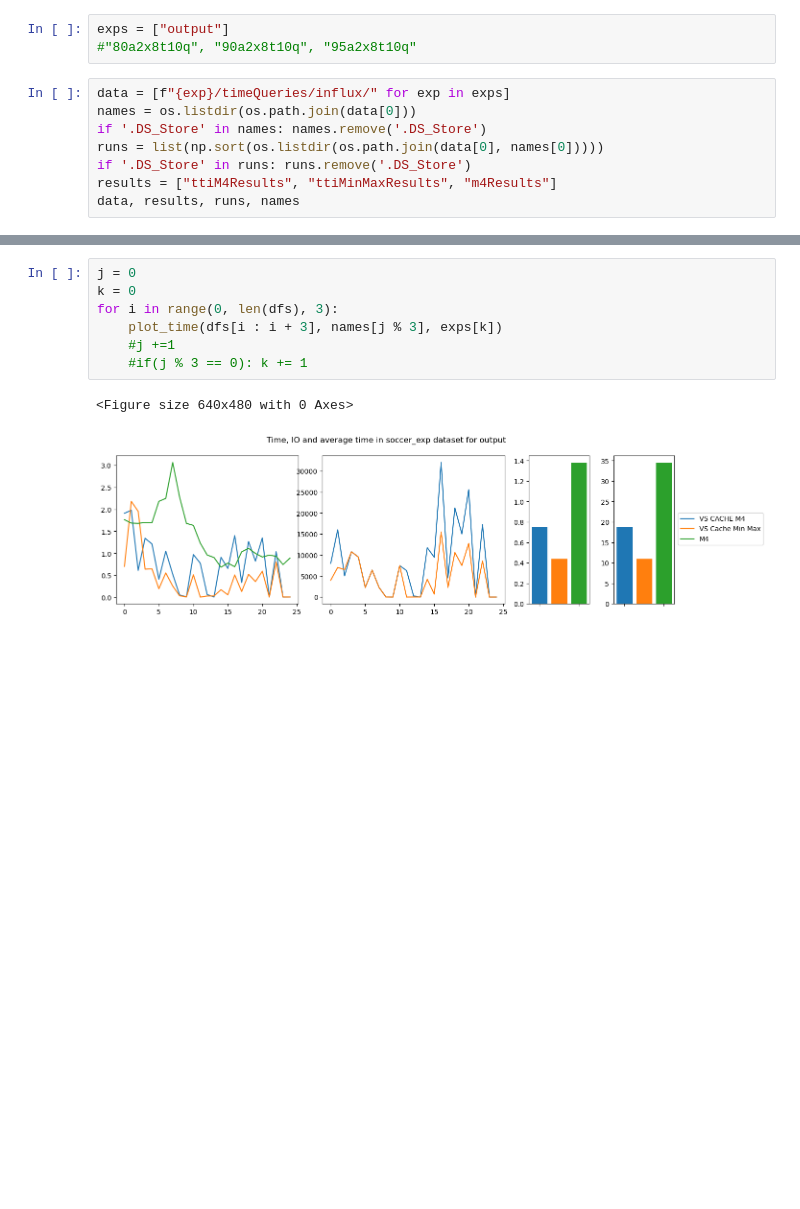
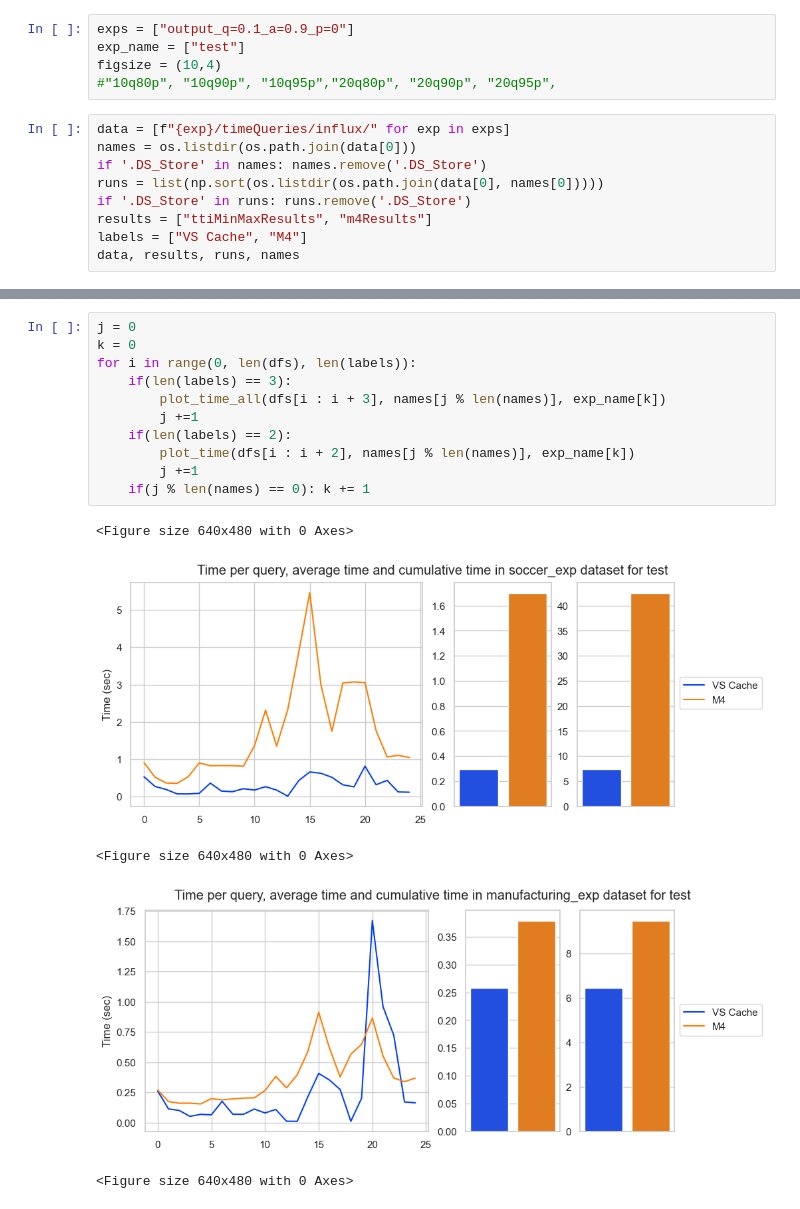
Before and after one commit to MORE-EU/more-vis-index, a Jupyter notebook: Results-Methods.ipynb, the cells around one changed output, grey strips where cells are left out. Saved outputs shown, nothing was run; the diff lists cells and outputs as text; blank space fills up the shorter version.

```diff
--- a/Results-Methods.ipynb
+++ b/Results-Methods.ipynb
@@ -7,13 +7,16 @@ import matplotlib.pyplot as plt
 import numpy as np
 # %%
-exps = ["output"]
-#"80a2x8t10q", "90a2x8t10q", "95a2x8t10q"
+exps = ["output_q=0.1_a=0.9_p=0"]
+exp_name = ["test"]
+figsize = (10,4)
+#"10q80p", "10q90p", "10q95p","20q80p", "20q90p", "20q95p",
 # %%
 data = [f"{exp}/timeQueries/influx/" for exp in exps]
 names = os.listdir(os.path.join(data[0]))
 if '.DS_Store' in names: names.remove('.DS_Store')
 runs = list(np.sort(os.listdir(os.path.join(data[0], names[0]))))
 if '.DS_Store' in runs: runs.remove('.DS_Store')
-results = ["ttiM4Results", "ttiMinMaxResults", "m4Results"]
+results = ["ttiMinMaxResults", "m4Results"]
+labels = ["VS Cache", "M4"]
 data, results, runs, names
 # %% [output]
@@ -166,10 +218,17 @@ def plot_time_per_operation(dfs, name):
 # %%
 j = 0
 k = 0
-for i in range(0, len(dfs), 3):
-    plot_time(dfs[i : i + 3], names[j % 3], exps[k])
-    #j +=1
-    #if(j % 3 == 0): k += 1
+for i in range(0, len(dfs), len(labels)):
+    if(len(labels) == 3):
+        plot_time_all(dfs[i : i + 3], names[j % len(names)], exp_name[k])
+        j +=1
+    if(len(labels) == 2):
+        plot_time(dfs[i : i + 2], names[j % len(names)], exp_name[k])
+        j +=1
+    if(j % len(names) == 0): k += 1
 # %% [output]
 <Figure size 640x480 with 0 Axes>
-[figure, old version]
+[figure, new version]
+<Figure size 640x480 with 0 Axes>
+[figure, added]
+<Figure size 640x480 with 0 Axes>
```
Also changed, not shown: parts of 11 cells of this notebook, 25 other files.
